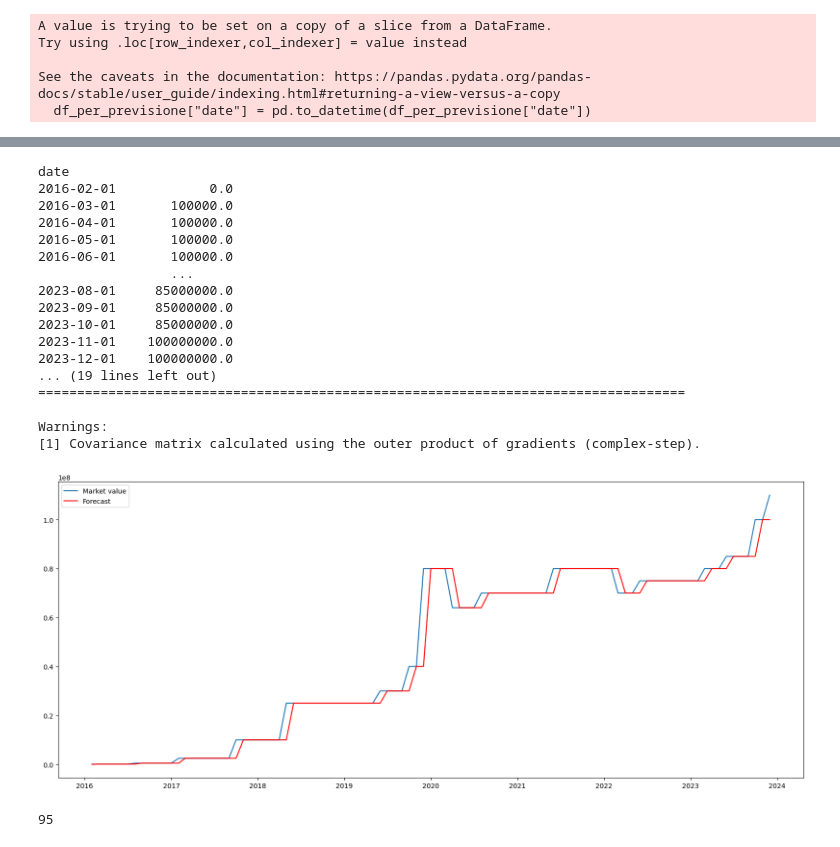
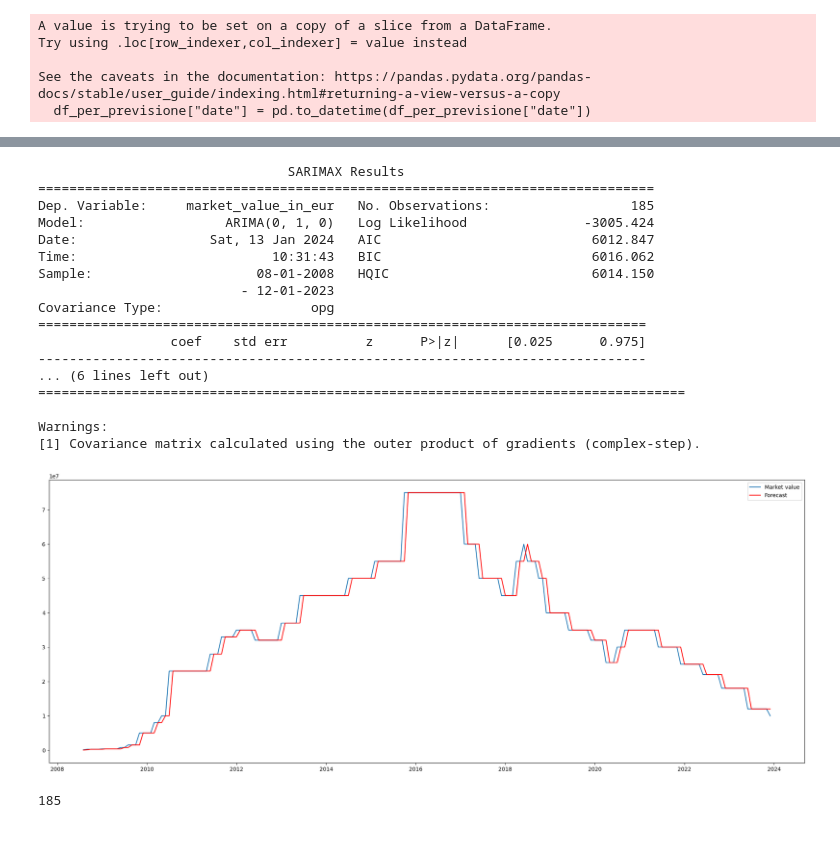
Before and after one commit to MikDR/DataScience-Python, a Jupyter notebook: codice/serie_per_giocatore.ipynb, the cells around one changed output, grey strips where cells are left out. Drawn from its saved outputs; the diff is of its cells as text; code cells hidden in the pictures.

```diff
--- a/codice/serie_per_giocatore.ipynb
+++ b/codice/serie_per_giocatore.ipynb
@@ -101,7 +101,7 @@ df_expanded.to_csv('../csv_post_etl/serie_temp_post.csv', index=False)
 df_previsione_post_etl = pd.read_csv(percorso_csv + "/serie_temp_post.csv")
 # %%
 # Specifica il player_id del giocatore di interesse
-player_id_to_plot = 406625  # Cambia questo valore con l'id del giocatore desiderato
+player_id_to_plot = 58358  # Cambia questo valore con l'id del giocatore desiderato
 
 # Filtra il DataFrame per il giocatore specifico
 player_data_to_plot = df_expanded[df_expanded["player_id"] == player_id_to_plot]
@@ -111,13 +111,13 @@ player_data_to_plot = df_expanded[df_expanded["player_id"] == player_id_to_plot]
 plt.plot(player_data_to_plot.index, player_data_to_plot["market_value_in_eur"], linestyle='-', color='b')
 
 # Personalizza il plot
-plt.title(f'Market Value Over Time for Player')
-plt.xlabel('Date')
-plt.ylabel('Market Value in EUR')
+plt.title(f'Valore di mercato nel tempo del giocatore')
+plt.xlabel('Data')
+plt.ylabel('Valore in EUR')
 plt.xticks(rotation=45)  # Rotazione delle etichette sull'asse x per migliorare la leggibilità
 
 # Mostra il plot
 plt.tight_layout()
-plt.savefig("../images/serie_temp_id_{player_id_to_plot}.png")
+plt.savefig(f"../images/serie_temp_id_{player_id_to_plot}.png")
 plt.show()
 # %% [output]
@@ -206,38 +210,40 @@ Name: diff, Length: 95, dtype: float64
 # %%
 # fit ARIMA model
 fig = plt.figure(figsize=(20,8))
 model = ARIMA(differenced_series["market_value_in_eur"], order=(0,1,0))
 ax = plt.gca()
 results = model.fit()
 plt.plot(differenced_series["market_value_in_eur"])
 plt.plot(results.fittedvalues, color='red')
 ax.legend(['Market value', 'Forecast'])
+plt.tight_layout()
+plt.savefig(f"../images/model_ARIMA_player_{player_id_to_plot}.png")
 
 print(results.summary())
 # %% [output]
-date
-2016-02-01            0.0
-2016-03-01       100000.0
-2016-04-01       100000.0
-2016-05-01       100000.0
-2016-06-01       100000.0
-                 ...
-2023-08-01     85000000.0
-2023-09-01     85000000.0
-2023-10-01     85000000.0
-2023-11-01    100000000.0
-2023-12-01    100000000.0
-... (19 lines left out)
+                                SARIMAX Results
+===============================================================================
+Dep. Variable:     market_value_in_eur   No. Observations:                  185
+Model:                  ARIMA(0, 1, 0)   Log Likelihood               -3005.424
+Date:                 Sat, 13 Jan 2024   AIC                           6012.847
+Time:                         10:31:43   BIC                           6016.062
+Sample:                     08-01-2008   HQIC                          6014.150
+                          - 12-01-2023
+Covariance Type:                   opg
+==============================================================================
+                 coef    std err          z      P>|z|      [0.025      0.975]
+------------------------------------------------------------------------------
+... (6 lines left out)
 ===================================================================================
 
 Warnings:
 [1] Covariance matrix calculated using the outer product of gradients (complex-step).
-[figure, old version]
+[figure, new version]
 # %%
 numero_righe = len(differenced_series)
 print(numero_righe)
 # %% [output]
-95
+185
 # %%
 fig = plt.figure(figsize=(20,8))
 num_points = len(differenced_series['market_value_in_eur'])
```
Also changed, not shown: parts of 7 cells of this notebook, 1 other file.
